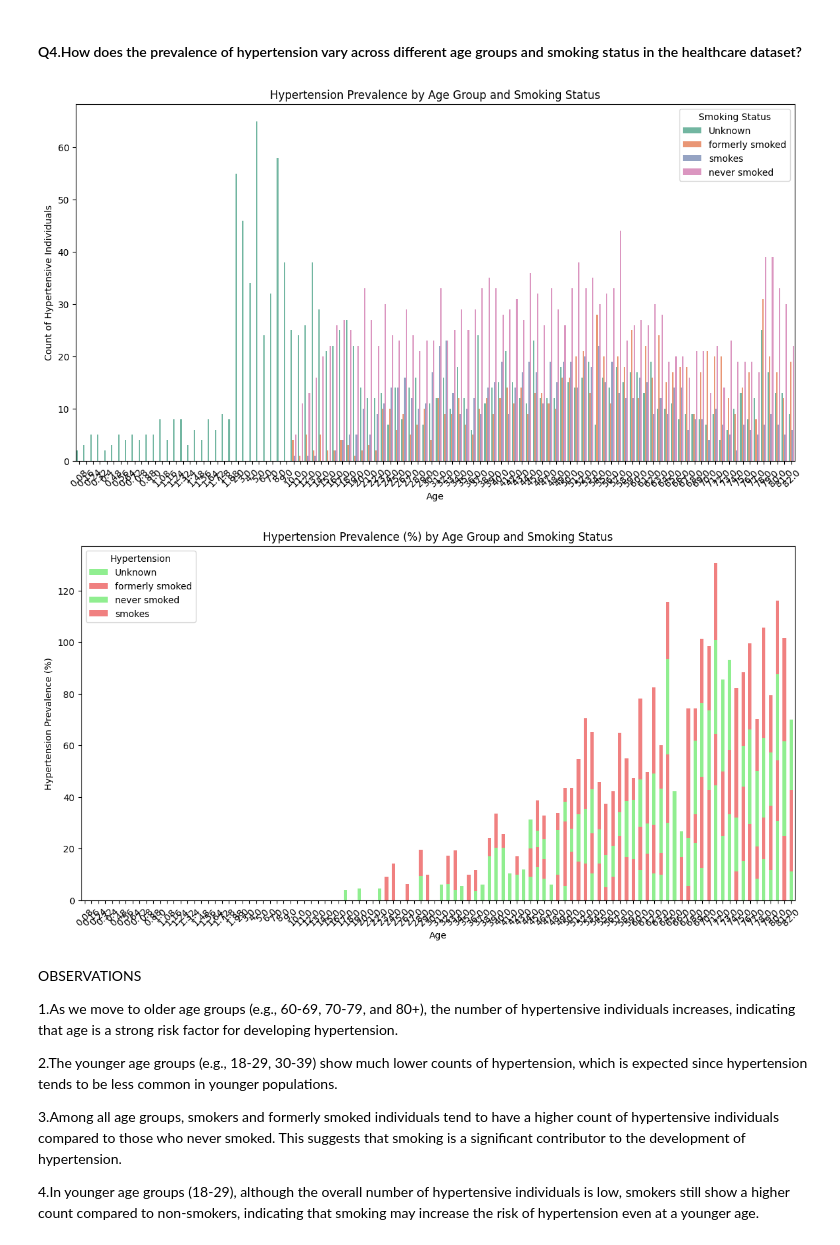
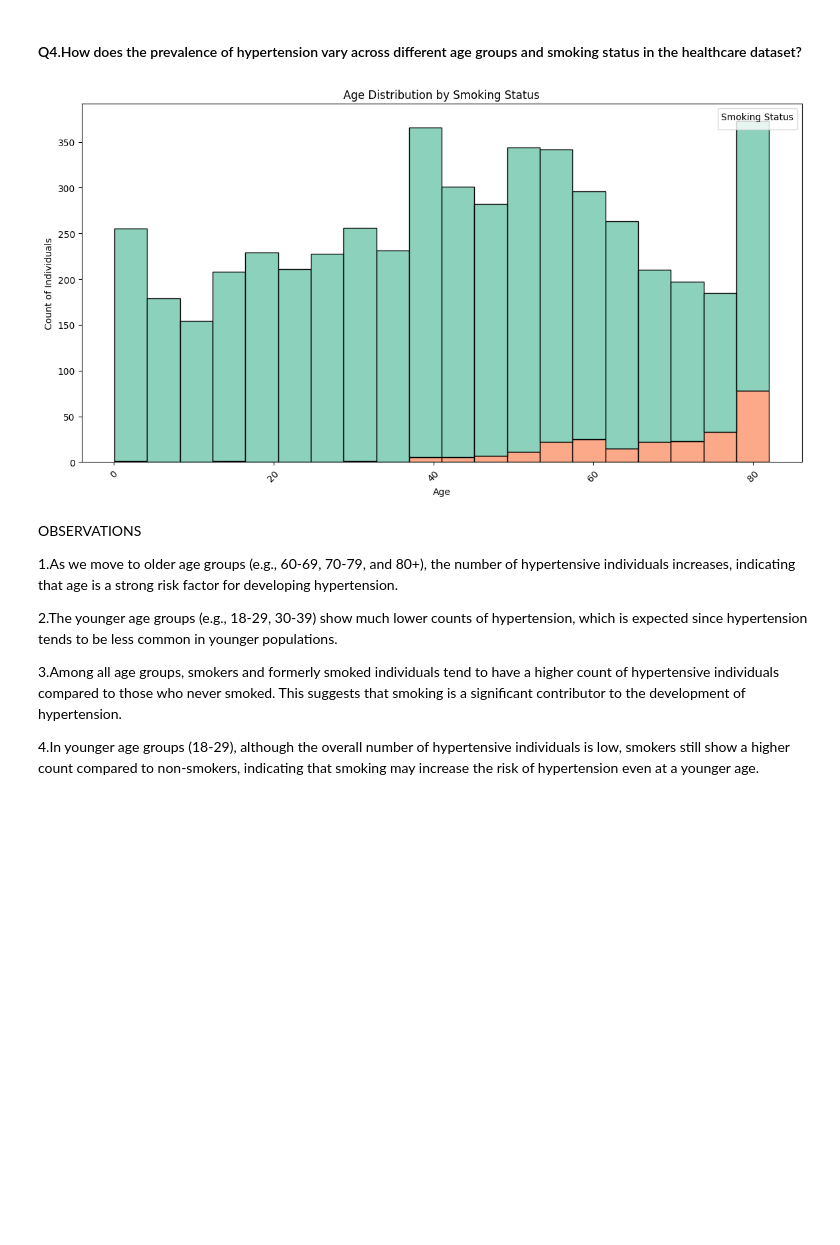
Before and after one commit to Harshita0123/Infosys-milestone, a Jupyter notebook: healthcare.ipynb, the cells around one changed output. Cells and saved outputs as stored; diff of their text form; code cells hidden in the pictures; blank space fills up the shorter version.

```diff
--- a/healthcare.ipynb
+++ b/healthcare.ipynb
@@ -322,34 +322,19 @@ plt.show()
 3.   The median age for hypertensive females may be slightly lower than for hypertensive males, suggesting that hypertension might develop earlier in females (possibly due to hormonal factors or menopause).
 # %% [markdown]
 <h4>Q4.How does the prevalence of hypertension vary across different age groups and smoking status in the healthcare dataset?</h4>
-# %%
-plt.figure(figsize=(14, 7))
-sns.countplot(data=df, x='age', hue='smoking_status', palette='Set2', dodge=True)
-plt.title('Hypertension Prevalence by Age Group and Smoking Status')
-plt.xlabel('Age')
-plt.ylabel('Count of Hypertensive Individuals')
-plt.legend(title='Smoking Status', loc='upper right')
-plt.xticks(rotation=45)
-plt.show()
-
-# Calculate the count of hypertensive and non-hypertensive individuals by age group and smoking status
-hypertension_by_age_smoking = df.groupby(['age', 'smoking_status', 'hypertension']).size().unstack(fill_value=0)
-
-# Calculate the percentage of hypertensive individuals
-hypertension_by_age_smoking['Hypertension Prevalence (%)'] = (hypertension_by_age_smoking[1] / hypertension_by_age_smoking.sum(axis=1)) * 100
-
-# Plotting the proportion of hypertensive individuals
-plt.figure(figsize=(14, 7))
-hypertension_by_age_smoking['Hypertension Prevalence (%)'].unstack().plot(kind='bar', stacked=True, color=['lightgreen', 'lightcoral'], ax=plt.gca())
-plt.title('Hypertension Prevalence (%) by Age Group and Smoking Status')
-plt.xlabel('Age')
-plt.ylabel('Hypertension Prevalence (%)')
-plt.xticks(rotation=45)
-plt.legend(title='Hypertension', loc='upper left')
-plt.show()
-# %% [output]
-[figure, removed]
-[figure, removed]
+# %%
+
+# Histogram for Age Distribution by Smoking Status
+plt.figure(figsize=(14, 7))
+sns.histplot(data=df, x='age', hue='stroke', palette='Set2', multiple='stack')
+plt.title('Age Distribution by Smoking Status')
+plt.xlabel('Age')
+plt.ylabel('Count of Individuals')
+plt.legend(title='Smoking Status', loc='upper right')
+plt.xticks(rotation=45)
+plt.show()
+# %% [output]
+[figure, added]
 # %% [markdown]
 OBSERVATIONS
 
```
Also changed, not shown: parts of 3 cells of this notebook.
